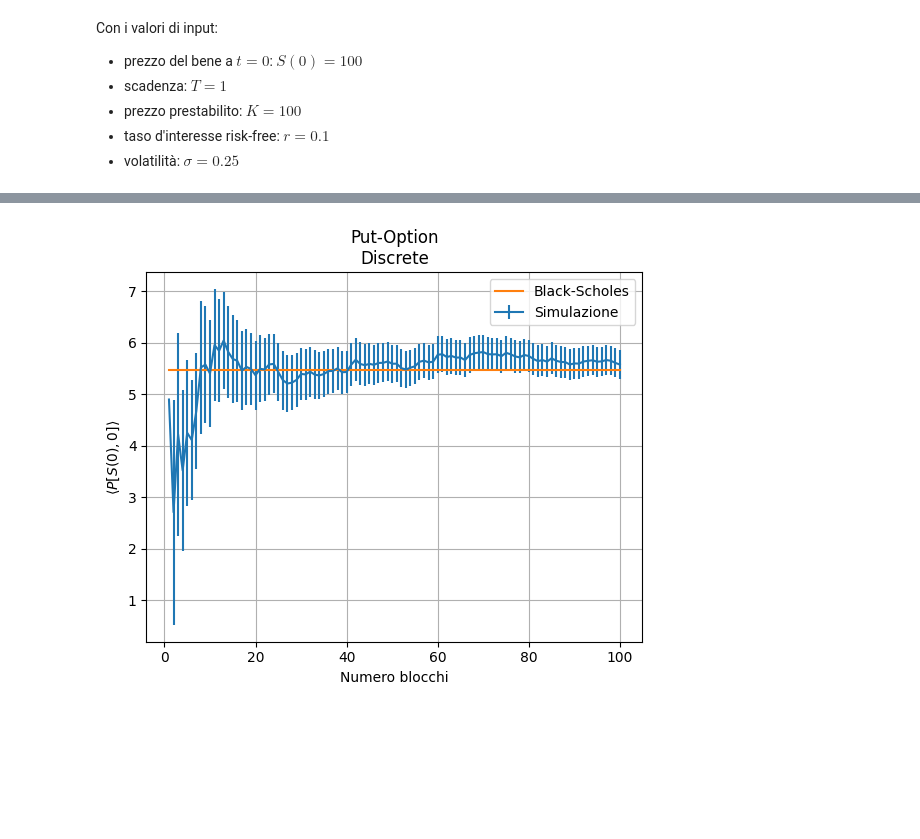
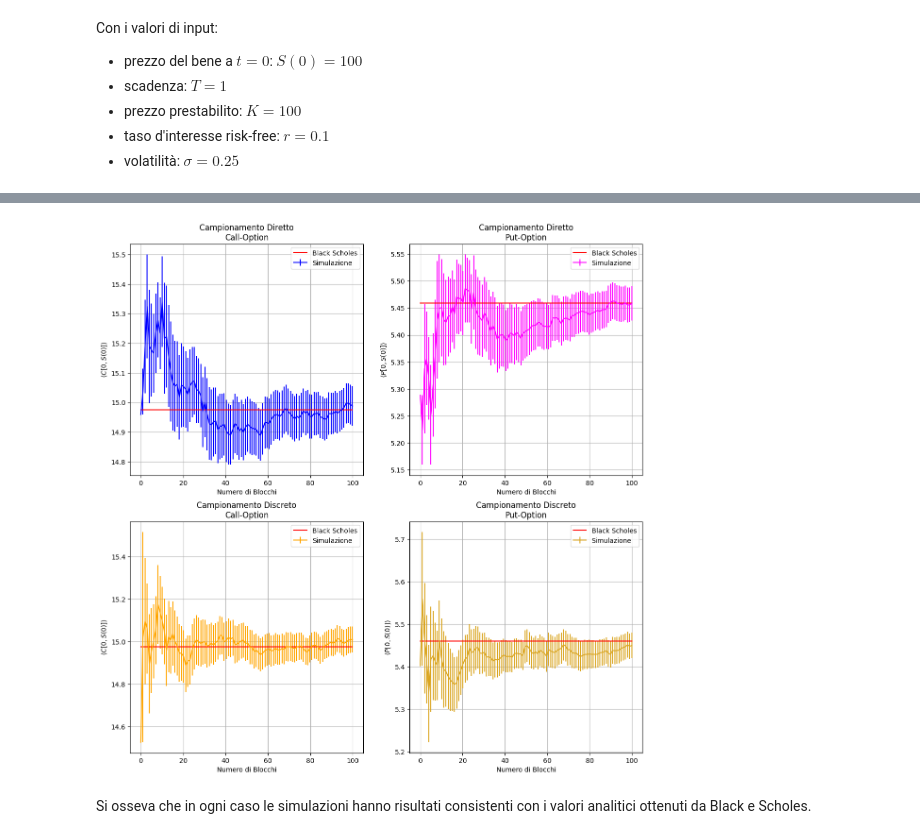
Before and after one commit to sergio-egm/lsn_delivery_exercises, a Jupyter notebook: es3/LSN_Exercises_03.ipynb, the cells around one changed output, grey strips where cells are left out. Saved outputs shown, nothing was run; the diff lists cells and outputs as text; code cells hidden in the pictures; blank space fills up the shorter version.

```diff
--- a/es3/LSN_Exercises_03.ipynb
+++ b/es3/LSN_Exercises_03.ipynb
@@ -101,14 +73,48 @@ plt.show()
-# %%
-#Plotto i dati simulati e teorici
-plt.errorbar(x,data[:,2],data[:,6],label="Simulazione")
-plt.plot(x,np.ones(dim)*5.4595325819072364,label="Black-Scholes")
-#Parte estetica
-plt.title(f"Put-Option\nDiscrete")
-plt.xlabel("Numero blocchi")
-plt.ylabel(r"$\langle P[S(0),0]\rangle$")
-plt.grid()
-plt.legend()
-
-plt.show()
-# %% [output]
-[figure, removed]
+# %%
+#Carico i dati da file
+data=np.loadtxt("Black-Scholes.dat")
+
+#Inizializzo vaiabili utili
+E=np.array([
+    14.975790778311286,
+    5.4595325819072364
+])
+dim=np.shape(data)[0]
+x=np.linspace(0,dim,dim)
+m_color=[
+    "blue",
+    "magenta",
+    "orange",
+    "goldenrod"
+]
+option=[
+    "Call",
+    "Put"
+]
+yaxes=[
+    r"$\langle C[0,S(0)]\rangle$",
+    r"$\langle P[0,S(0)]\rangle$"
+]
+simulation=[
+    f"Campionamento Diretto\n",
+    f"Campionamento Discreto\n"
+]
+
+#Faccio i grafici
+fig, ax= plt.subplots(2,2, figsize=(14,14))
+ax=np.reshape(ax,4)
+
+for i in range(np.shape(ax)[0]):
+    ax[i].errorbar(x, data[:,i], yerr= data[:,i+4],label="Simulazione",color=m_color[i])
+    ax[i].plot(x,np.ones(dim)*E[i%2],color="red",label="Black Scholes")
+
+    #Parte grafica
+    ax[i].grid(True)
+    ax[i].legend()
+    ax[i].set_title(simulation[i//2]+option[i%2]+"-Option")
+    ax[i].set_xlabel("Numero di Blocchi")
+    ax[i].set_ylabel(yaxes[i%2])
+# %% [output]
+[figure, added]
+# %% [markdown]
+Si osseva che in ogni caso le simulazioni hanno risultati consistenti con i valori analitici ottenuti da Black e Scholes.
```
Also changed, not shown: parts of 8 cells of this notebook, 19 other files.
